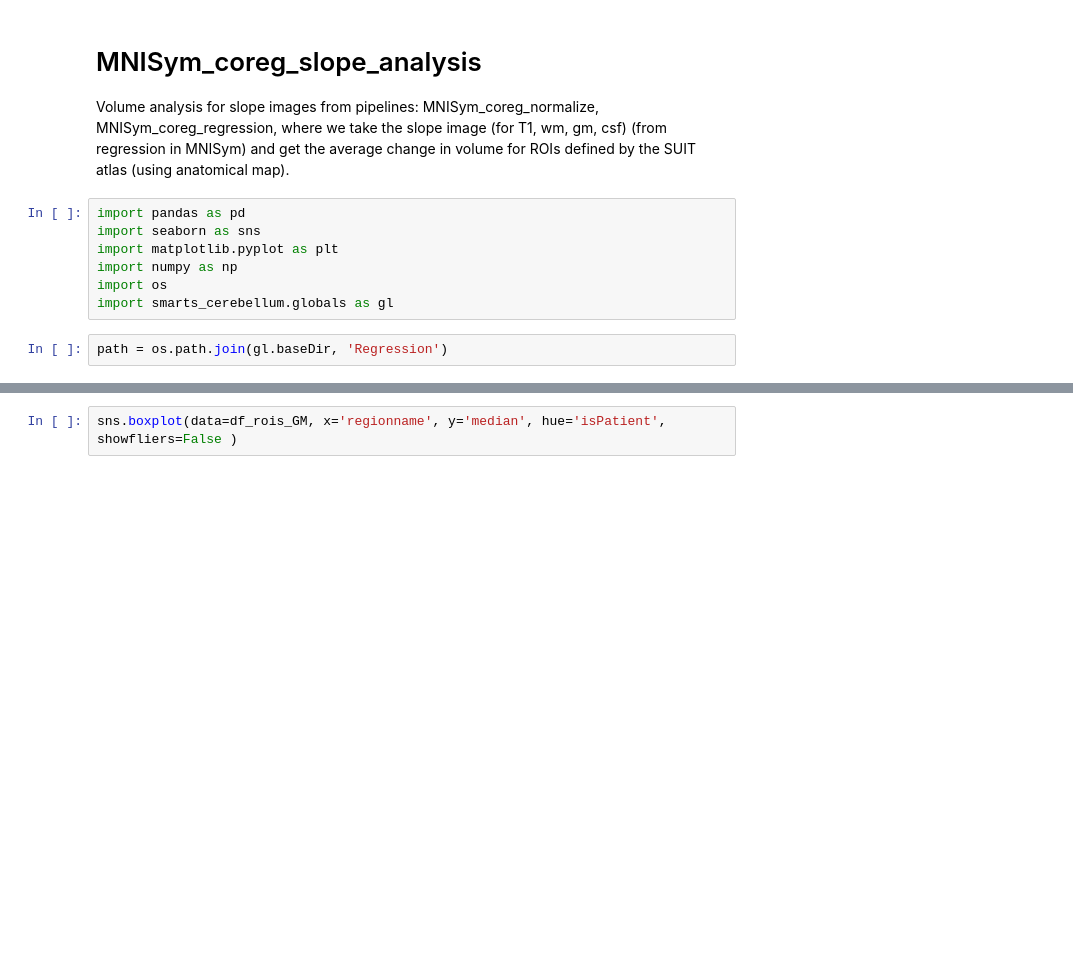
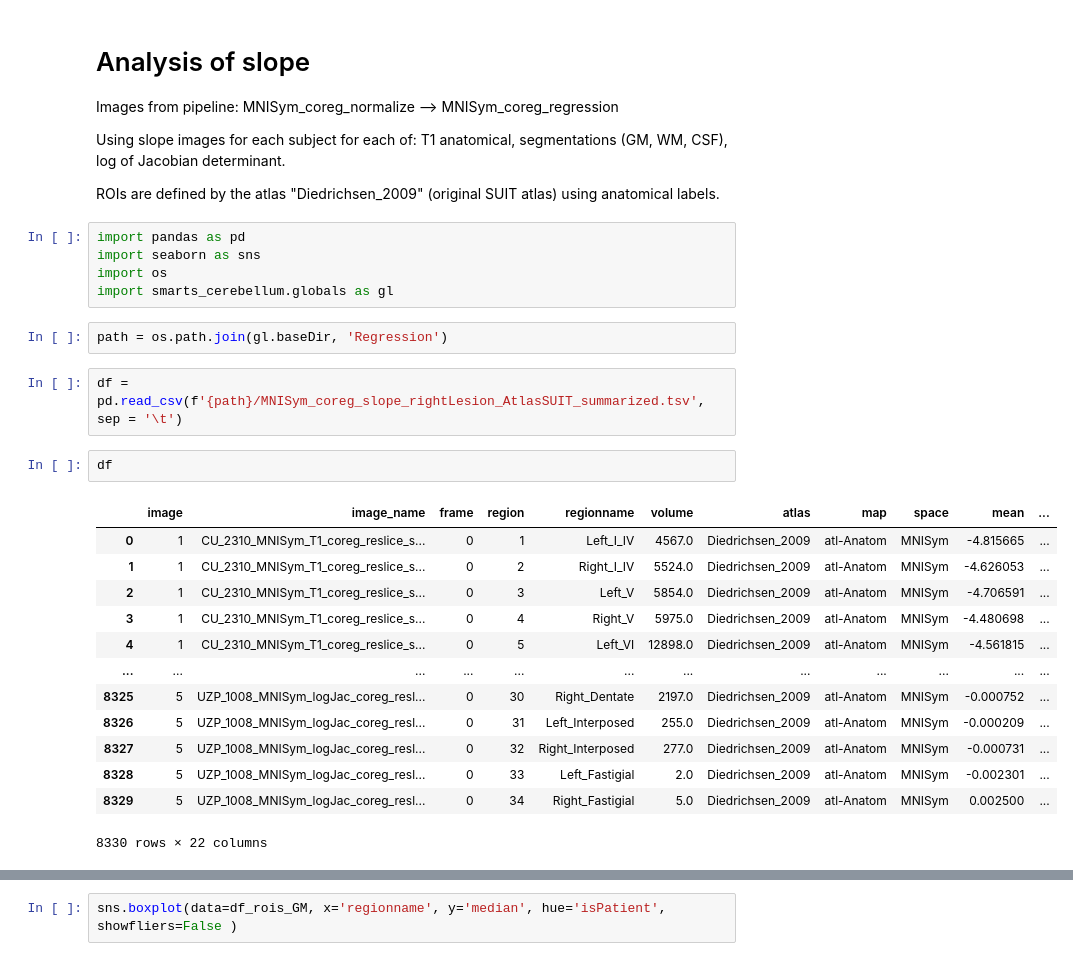
Before and after one commit to medhakp/smarts_cerebellum, a Jupyter notebook: data_analysis/MNISym_coreg_slope_analysis.ipynb, the cells around one changed output, grey strips where cells are left out. Cells and saved outputs as stored; diff of their text form; blank space fills up the shorter version.

```diff
--- a/data_analysis/MNISym_coreg_slope_analysis.ipynb
+++ b/data_analysis/MNISym_coreg_slope_analysis.ipynb
@@ -1,13 +1,33 @@
 # %% [markdown]
-# MNISym_coreg_slope_analysis
+# Analysis of slope
 
-Volume analysis for slope images from pipelines: MNISym_coreg_normalize, MNISym_coreg_regression, where we take the slope image (for T1, wm, gm, csf) (from regression in MNISym) and get the average change in volume for ROIs defined by the SUIT atlas (using anatomical map).
+Images from pipeline: MNISym_coreg_normalize --> MNISym_coreg_regression
+
+Using slope images for each subject for each of: T1 anatomical, segmentations (GM, WM, CSF), log of Jacobian determinant.
+
+ROIs are defined by the atlas "Diedrichsen_2009" (original SUIT atlas) using anatomical labels.
 # %%
 import pandas as pd
 import seaborn as sns
-import matplotlib.pyplot as plt
-import numpy as np
 import os
 import smarts_cerebellum.globals as gl
 # %%
 path = os.path.join(gl.baseDir, 'Regression')
+# %%
+df = pd.read_csv(f'{path}/MNISym_coreg_slope_rightLesion_AtlasSUIT_summarized.tsv', sep = '\t')
+# %%
+df
+# %% [output]
+|  | image | image_name | frame | region | regionname | volume | atlas | map | space | mean | ... |
+| 0 | 1 | CU_2310_MNISym_T1_coreg_reslice_s... | 0 | 1 | Left_I_IV | 4567.0 | Diedrichsen_2009 | atl-Anatom | MNISym | -4.815665 | ... |
+| 1 | 1 | CU_2310_MNISym_T1_coreg_reslice_s... | 0 | 2 | Right_I_IV | 5524.0 | Diedrichsen_2009 | atl-Anatom | MNISym | -4.626053 | ... |
+| 2 | 1 | CU_2310_MNISym_T1_coreg_reslice_s... | 0 | 3 | Left_V | 5854.0 | Diedrichsen_2009 | atl-Anatom | MNISym | -4.706591 | ... |
+| 3 | 1 | CU_2310_MNISym_T1_coreg_reslice_s... | 0 | 4 | Right_V | 5975.0 | Diedrichsen_2009 | atl-Anatom | MNISym | -4.480698 | ... |
+| 4 | 1 | CU_2310_MNISym_T1_coreg_reslice_s... | 0 | 5 | Left_VI | 12898.0 | Diedrichsen_2009 | atl-Anatom | MNISym | -4.561815 | ... |
+| ... | ... | ... | ... | ... | ... | ... | ... | ... | ... | ... | ... |
+| 8325 | 5 | UZP_1008_MNISym_logJac_coreg_resl... | 0 | 30 | Right_Dentate | 2197.0 | Diedrichsen_2009 | atl-Anatom | MNISym | -0.000752 | ... |
+| 8326 | 5 | UZP_1008_MNISym_logJac_coreg_resl... | 0 | 31 | Left_Interposed | 255.0 | Diedrichsen_2009 | atl-Anatom | MNISym | -0.000209 | ... |
+| 8327 | 5 | UZP_1008_MNISym_logJac_coreg_resl... | 0 | 32 | Right_Interposed | 277.0 | Diedrichsen_2009 | atl-Anatom | MNISym | -0.000731 | ... |
+| 8328 | 5 | UZP_1008_MNISym_logJac_coreg_resl... | 0 | 33 | Left_Fastigial | 2.0 | Diedrichsen_2009 | atl-Anatom | MNISym | -0.002301 | ... |
+| 8329 | 5 | UZP_1008_MNISym_logJac_coreg_resl... | 0 | 34 | Right_Fastigial | 5.0 | Diedrichsen_2009 | atl-Anatom | MNISym | 0.002500 | ... |
+8330 rows × 22 columns
```
Also changed, not shown: parts of 2 cells of this notebook, 3 other files.
